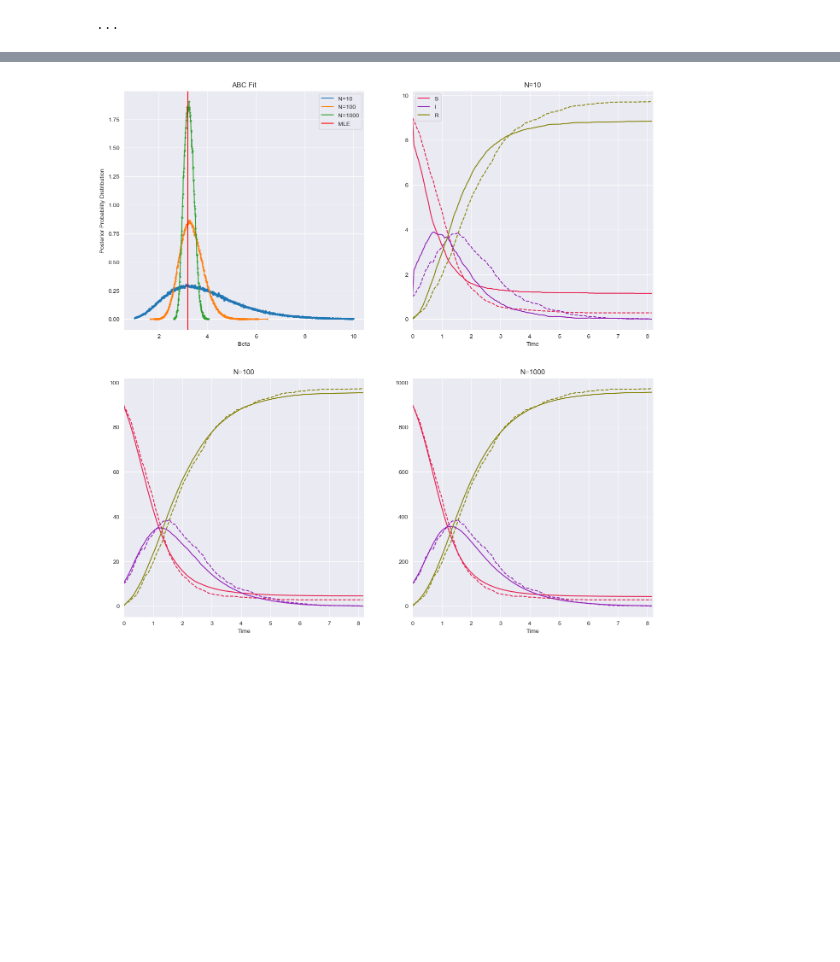
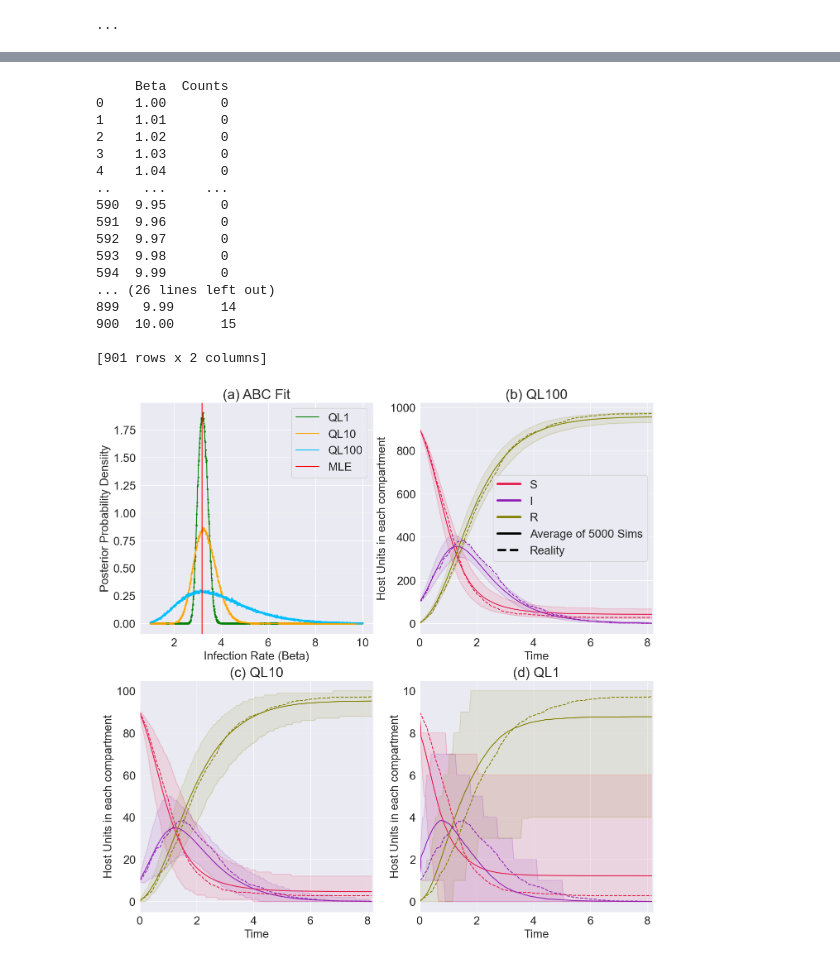
Before and after one commit to odb28/PII_PLS, a Jupyter notebook: Figure Production/Fig 1 Fitting/Script/Proposed Fig 1 Alternative.ipynb, the cells around one changed output, grey strips where cells are left out. Cells and saved outputs as stored; diff of their text form; code cells hidden in the pictures; blank space fills up the shorter version.

```diff
--- a/Figure Production/Fig 1 Fitting/Script/Proposed Fig 1 Alternative.ipynb
+++ b/Figure Production/Fig 1 Fitting/Script/Proposed Fig 1 Alternative.ipynb
@@ -11,11 +11,11 @@ from src.PLS.utils import sims_graphs
 from matplotlib.lines import Line2D
 # %%
 Typ = ["simple", "simple_I0", "meta"][0]
-sizes = ["10", "100", "1000"]
+sizes = ["1000", "100", "10"]
 seed = 1912
 sim_scen = ["", "c1", "c2", "c3"][0]
 beta_controls = [0]
-n_runs = 200
+n_runs = 5000
 # %%
 reference = [5]
 trajs = 1
@@ -26,6 +26,10 @@ meta_iterations = 900
 plot_dict = {}
 plot_dict["Runs"] = []
 plot_dict["T"] = []
+lower_dict = {}
+lower_dict["Runs"] = []
+upper_dict = {}
+upper_dict["Runs"] = []
 for siz in sizes:
     #import distributions
     distro = np.genfromtxt(f"../../../Data/R0_3/Sims_SIR/Sampled_distros/Distro_{Typ}_{siz}.csv", delimiter=",")[
@@ -33,6 +37,8 @@ for siz in sizes:
     output_dictionary = sims_graphs(distro, Typ, siz, seed, sim_scen, beta_controls[:],ext=True)
     for i in range(0, 1):
         plot_dict["Runs"].append(np.mean(np.array([j for j in output_dictionary["Runs"][i:i + n_runs]]), axis=0))
+        lower_dict["Runs"].append(np.percentile(np.array([j for j in output_dictionary["Runs"][i:i + n_runs]]),5, axis=0))
+        upper_dict["Runs"].append(np.percentile(np.array([j for j in output_dictionary["Runs"][i:i + n_runs]]),95, axis=0))
         plot_dict["T"].append(np.mean(output_dictionary["T"][i:i + n_runs]))
 # %%
 simple_fittings = {}
@@ -193,6 +199,10 @@ Reality took 0.03907608985900879 seconds to run!
 fig, ax0 = plt.subplots(figsize=(16, 16), nrows=2,ncols=2)
 ax0=ax0.flatten()
 #Prepare Data for graphing
+font = {'size': 20}
+plt.rc('font', **font)
+colours = ['green','orange',"deepskyblue"]#
+ax0[0].set_prop_cycle('color', colours)
 for siz in sizes:
     if Typ == "simple":
         graph_ABC = simple_fittings[f"{siz}"]["1"]
@@ -206,43 +216,85 @@ for siz in sizes:
         thresh = ABC_rejection(threshold_schedule[i], graph_ABC)
         ploted = pd.DataFrame(thresh, columns=["Beta", "Counts"])
         bet_dis = ploted.groupby("Beta").count()
-        plot_bet_dis = bet_dis[bet_dis["Counts"] != 0]
+        plot_bet_dis = bet_dis.reset_index()
+        if np.round(min(plot_bet_dis["Beta"]),2) > 1:
+            mins = np.arange(1,np.round(min(plot_bet_dis["Beta"]),2),0.01)
+            df_mins =pd.DataFrame({"Beta": mins, "Counts": [0]*len(mins)})
+            plot_bet_dis = pd.concat([plot_bet_dis,df_mins])
+        if np.round(max(plot_bet_dis["Beta"]),2) < 10:
+            maxs = np.arange(np.round(max(plot_bet_dis["Beta"]),2),10,0.01)
+            df_maxs =pd.DataFrame({"Beta": maxs, "Counts": [0]*len(maxs)})
+            plot_bet_dis = pd.concat([plot_bet_dis,df_maxs])
+
+        plot_bet_dis = plot_bet_dis.sort_values("Beta",ascending=True)
+        print(plot_bet_dis)
         max_scale = max(plot_bet_dis["Counts"])
         plot_bet_dis["Counts"] = plot_bet_dis["Counts"] / max_scale
         area = np.trapz(plot_bet_dis["Counts"],dx=0.01)
         plot_bet_dis["Counts"] = plot_bet_dis["Counts"] / area
-        spline = sp.interpolate.CubicSpline(plot_bet_dis.index, plot_bet_dis["Counts"])
-        ax0[0].scatter(bet_dis.index, plot_bet_dis["Counts"],
+        spline = sp.interpolate.CubicSpline(plot_bet_dis["Beta"], plot_bet_dis["Counts"])
+        ax0[0].scatter(plot_bet_dis["Beta"], plot_bet_dis["Counts"],
                         alpha=0.75,s=5)
-        ax0[0].plot(plot_bet_dis.index, spline(plot_bet_dis.index), label=f"N={siz}")
+        ax0[0].plot(plot_bet_dis["Beta"], spline(plot_bet_dis["Beta"]), label=f"QL{int(1000/int(siz))}")
 if Typ == "simple":
     mles = np.genfromtxt("../../../Data/R0_3/Fitted/MLE_b_3.csv")[0]
 elif Typ == "simple_I0":
     mles = np.genfromtxt("../../../Data/R0_3/Fitted/MLE_b_I0_1_3.csv")[0]
 elif Typ == "meta":
     mles = np.genfromtxt("../../../Data/R0_5/Fitted/MLE_meta_b.csv")
-ax0[0].set_ylabel("Posterior Probability Distribution")
-ax0[0].set_xlabel("Beta")
-ax0[0].set_title(f'ABC Fit')
+ax0[0].set_ylabel("Posterior Probability Densiity")
+ax0[0].set_xlabel("Infection Rate (Beta)")
+ax0[0].set_title(f'(a) ABC Fit')
 ax0[0].axvline(mles, color="red",label="MLE")
 ax0[0].legend(bbox_to_anchor=(1, 1))
 
 colours = ['#e6194b','#911eb4',"#808000"]
 
 for i in range(1,4):
     ax0[i].set_prop_cycle('color', colours)
     times = np.arange(0,tmax,0.05)
     run_times = np.arange(0,tmax,tstep)
     factor = 1000 / int(sizes[i-1])
     ax0[i].plot(run_times, np.array(reality_1)/factor, linestyle = "--")
     ax0[i].plot(times,np.array(plot_dict["Runs"][i-1])[0:len(times),0], alpha = 1, label = "S")
     ax0[i].plot(times,np.array(plot_dict["Runs"][i-1])[0:len(times),1], alpha = 1, label = "I")
     ax0[i].plot(times,np.array(plot_dict["Runs"][i-1])[0:len(times),2], alpha = 1, label = "R")
+
+    ax0[i].plot(times,np.array(lower_dict["Runs"][i-1])[0:len(times),0], alpha = 0.2)
+    ax0[i].plot(times,np.array(lower_dict["Runs"][i-1])[0:len(times),1], alpha = 0.2)
+    ax0[i].plot(times,np.array(lower_dict["Runs"][i-1])[0:len(times),2], alpha = 0.2)
+
+    ax0[i].plot(times,np.array(upper_dict["Runs"][i-1])[0:len(times),0], alpha = 0.2)
+    ax0[i].plot(times,np.array(upper_dict["Runs"][i-1])[0:len(times),1], alpha = 0.2)
+    ax0[i].plot(times,np.array(upper_dict["Runs"][i-1])[0:len(times),2], alpha = 0.2)
+
+    ax0[i].fill_between(times,np.array(lower_dict["Runs"][i-1])[0:len(times),0],np.array(upper_dict["Runs"][i-1])[0:len(times),0],alpha=0.1)
+    ax0[i].fill_between(times,np.array(lower_dict["Runs"][i-1])[0:len(times),1],np.array(upper_dict["Runs"][i-1])[0:len(times),1],alpha=0.1)
+    ax0[i].fill_between(times,np.array(lower_dict["Runs"][i-1])[0:len(times),2],np.array(upper_dict["Runs"][i-1])[0:len(times),2],alpha=0.1)
+
     ax0[i].set_xlabel("Time")
+    ax0[i].set_ylabel("Host Units in each compartment")
     ax0[i].set_xlim(0,tmax)
-    ax0[i].set_title(f'N={sizes[i-1]}')
-    ax0[1].legend()
-
+    ax0[i].set_title(f'{["(b)","(c)","(d)"][i-1]} QL{[100,10,1][i-1]}')
+legend_elements = [Line2D([0], [0], color='#e6194b', lw=4, label='S'),Line2D([0], [0], color='#911eb4',lw=4, label='I'),Line2D([0], [0], color='#808000', lw=4, label='R'),Line2D([0], [0], color='black',lw=4, label='Average of 5000 Sims'), Line2D([0], [0], color='black',linestyle="--",lw=4, label='Reality')]
+ax0[1].legend(handles=legend_elements)
 fig.show()
 # %% [output]
+     Beta  Counts
+0    1.00       0
+1    1.01       0
+2    1.02       0
+3    1.03       0
+4    1.04       0
+..    ...     ...
+590  9.95       0
+591  9.96       0
+592  9.97       0
+593  9.98       0
+594  9.99       0
+... (26 lines left out)
+899   9.99      14
+900  10.00      15
+
+[901 rows x 2 columns]
-[figure, old version]
+[figure, new version]
```
Also changed, not shown: parts of 1 cell of this notebook, 21 other files.
